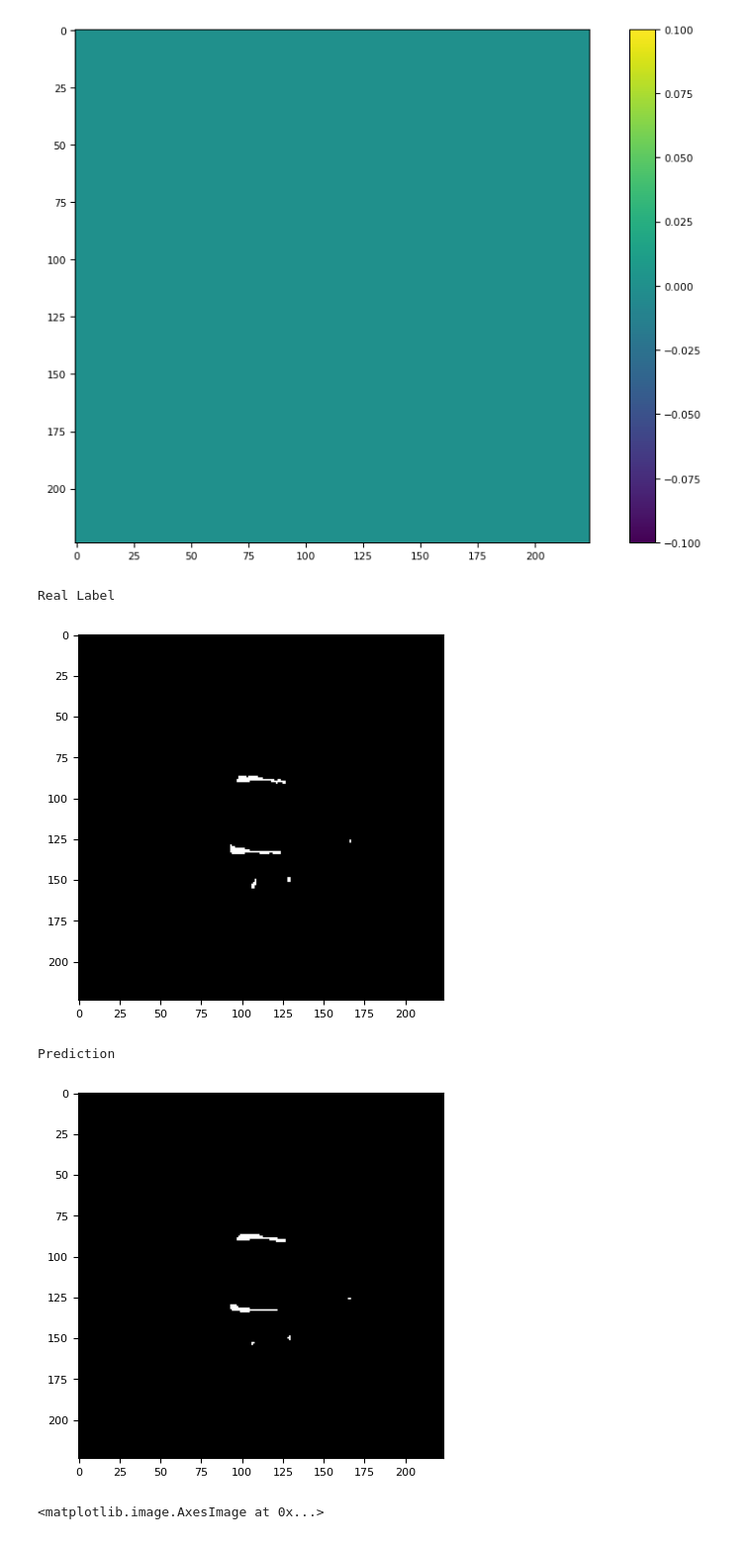
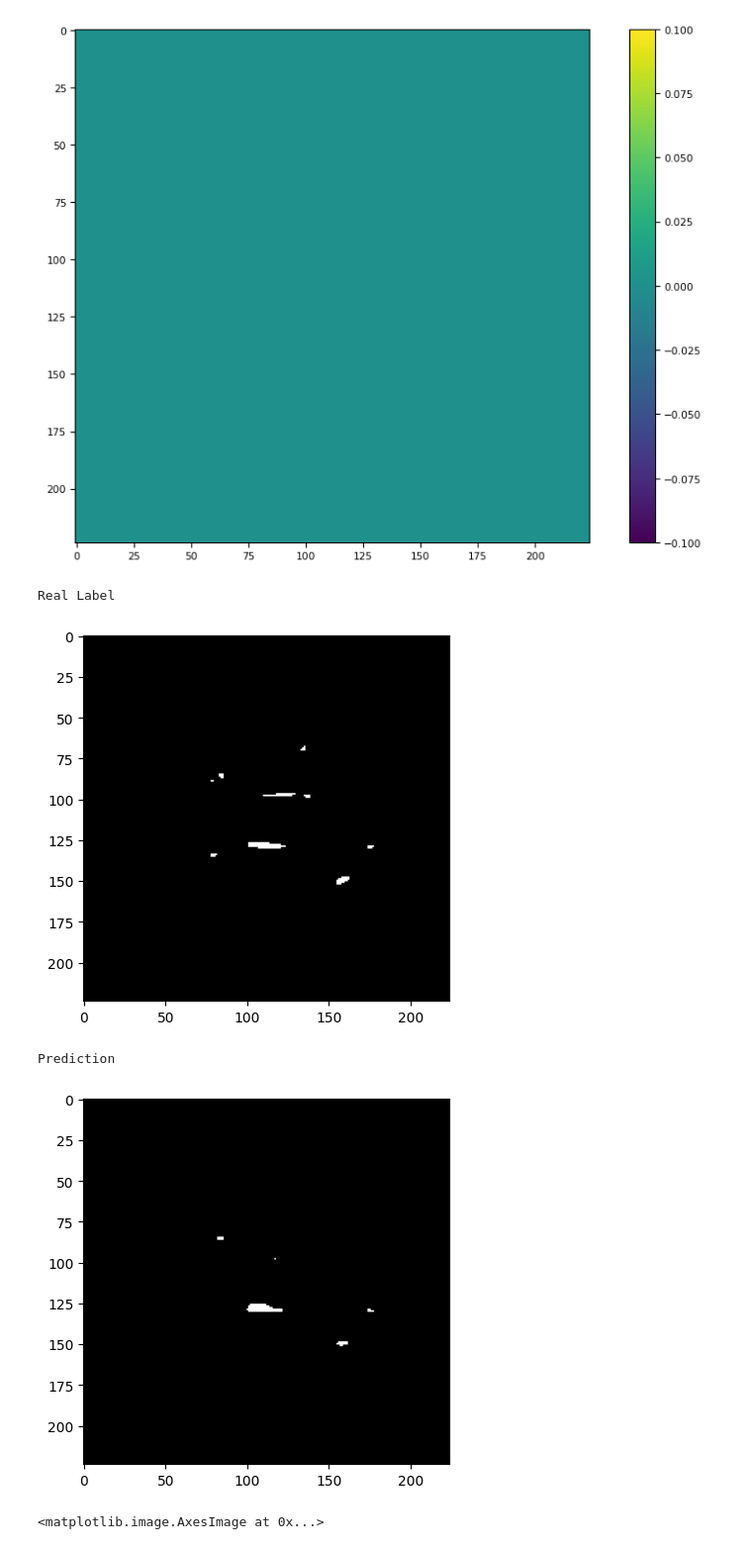
Before and after one commit to CCMunozB/mmsegmentation_whm, a Jupyter notebook: custom.ipynb, the cells around one changed output. Shown at 99% size. Cells and saved outputs as stored; diff of their text form; code cells hidden in the pictures.

```diff
--- a/custom.ipynb
+++ b/custom.ipynb
@@ -236,21 +236,21 @@ tifffile.imshow(read_data[:,:,2])
  <matplotlib.image.AxesImage at 0x...>)
 [figure]
 # %%
-val = 6028
+val = 6730
 
-read_label = mmcv.imread(f"data/WMH2/label/val/00{val}.png")
+read_label = mmcv.imread(f"data/WMH_Multi/label1/val/00{val}.png")
 print("Real Label")
 plt.imshow(read_label*255)
 plt.show()
-read_label2 = mmcv.imread(f"/home/electroscian/Documents/test0/outputs/00{val}.png")
+read_label2 = mmcv.imread(f"/home/electroscian/Documents/mmsegmentation_whm/work_dirs/swin_segformer_whm_multi/outputs/00{val}.png")
 print("Prediction")
 plt.imshow(read_label2*255)
 plt.show()
 # %% [output]
 Real Label
-[figure, old version]
+[figure, new version]
 Prediction
-[figure, old version]
+[figure, new version]
 # %%
 read_label[:,:,1] = read_label2[:,:,1]
 read_label[:,:,2] = 0
```
Also changed, not shown: 18 other files.
